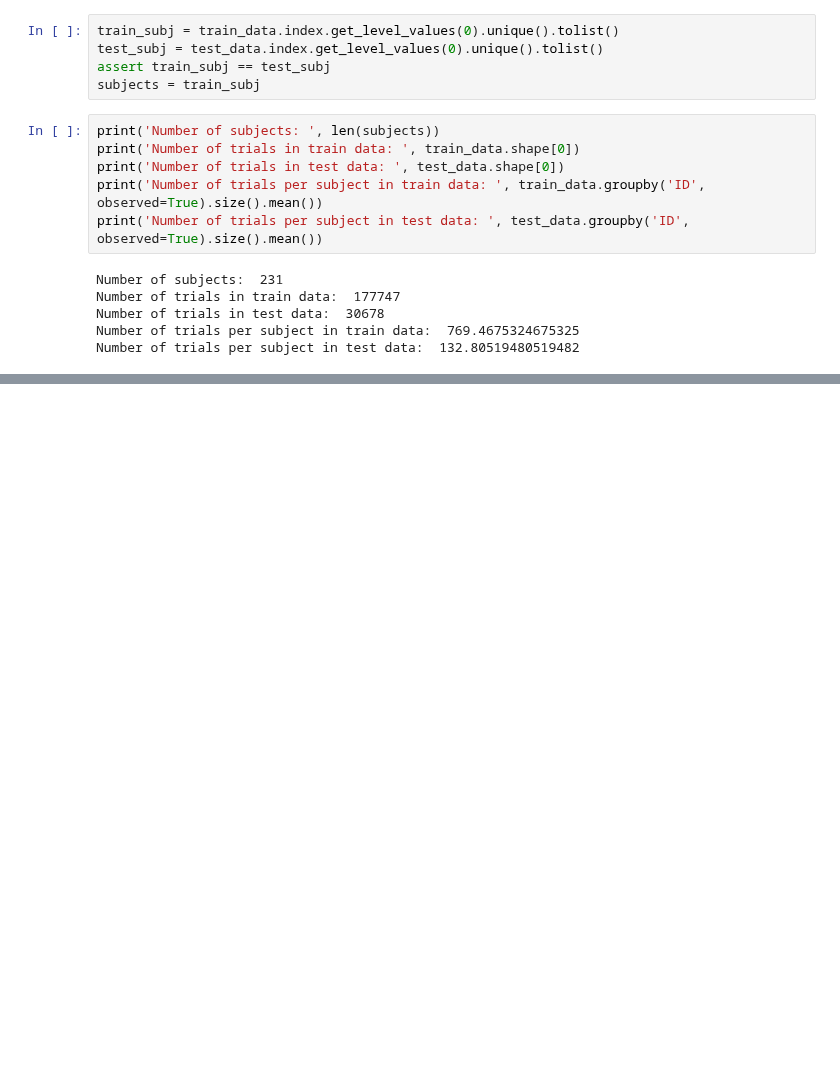
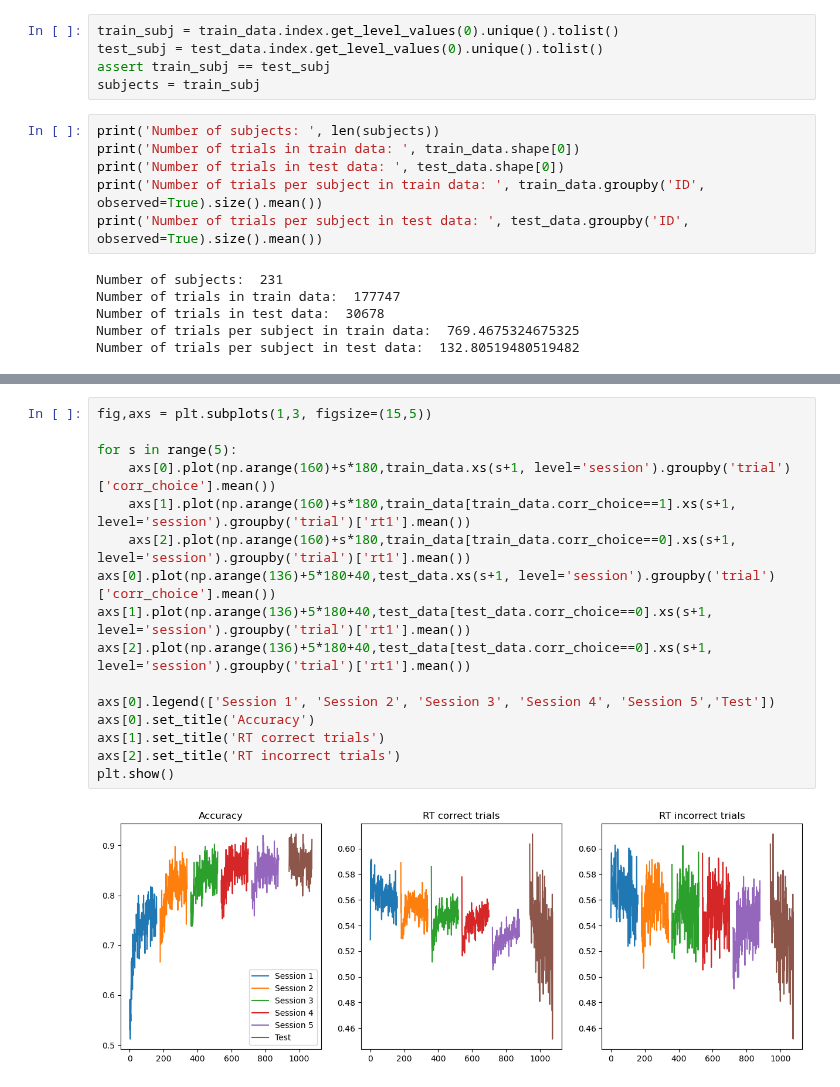
Before and after one commit to hugofluhr/learning-habits-analysis, a Jupyter notebook: notebooks/RR_data.ipynb, the cells around one changed output, grey strips where cells are left out. Drawn from its saved outputs; the diff is of its cells as text; blank space fills up the shorter version.

```diff
--- a/notebooks/RR_data.ipynb
+++ b/notebooks/RR_data.ipynb
@@ -61,0 +79,18 @@ Number of trials per subject in test data:  132.80519480519482
+# %%
+fig,axs = plt.subplots(1,3, figsize=(15,5))
+
+for s in range(5):
+    axs[0].plot(np.arange(160)+s*180,train_data.xs(s+1, level='session').groupby('trial')['corr_choice'].mean())
+    axs[1].plot(np.arange(160)+s*180,train_data[train_data.corr_choice==1].xs(s+1, level='session').groupby('trial')['rt1'].mean())
+    axs[2].plot(np.arange(160)+s*180,train_data[train_data.corr_choice==0].xs(s+1, level='session').groupby('trial')['rt1'].mean())
+axs[0].plot(np.arange(136)+5*180+40,test_data.xs(s+1, level='session').groupby('trial')['corr_choice'].mean())
+axs[1].plot(np.arange(136)+5*180+40,test_data[test_data.corr_choice==0].xs(s+1, level='session').groupby('trial')['rt1'].mean())
+axs[2].plot(np.arange(136)+5*180+40,test_data[test_data.corr_choice==0].xs(s+1, level='session').groupby('trial')['rt1'].mean())
+
+axs[0].legend(['Session 1', 'Session 2', 'Session 3', 'Session 4', 'Session 5','Test'])
+axs[0].set_title('Accuracy')
+axs[1].set_title('RT correct trials')
+axs[2].set_title('RT incorrect trials')
+plt.show()
+# %% [output]
+[figure, added]
```
Also changed, not shown: parts of 6 cells of this notebook.
